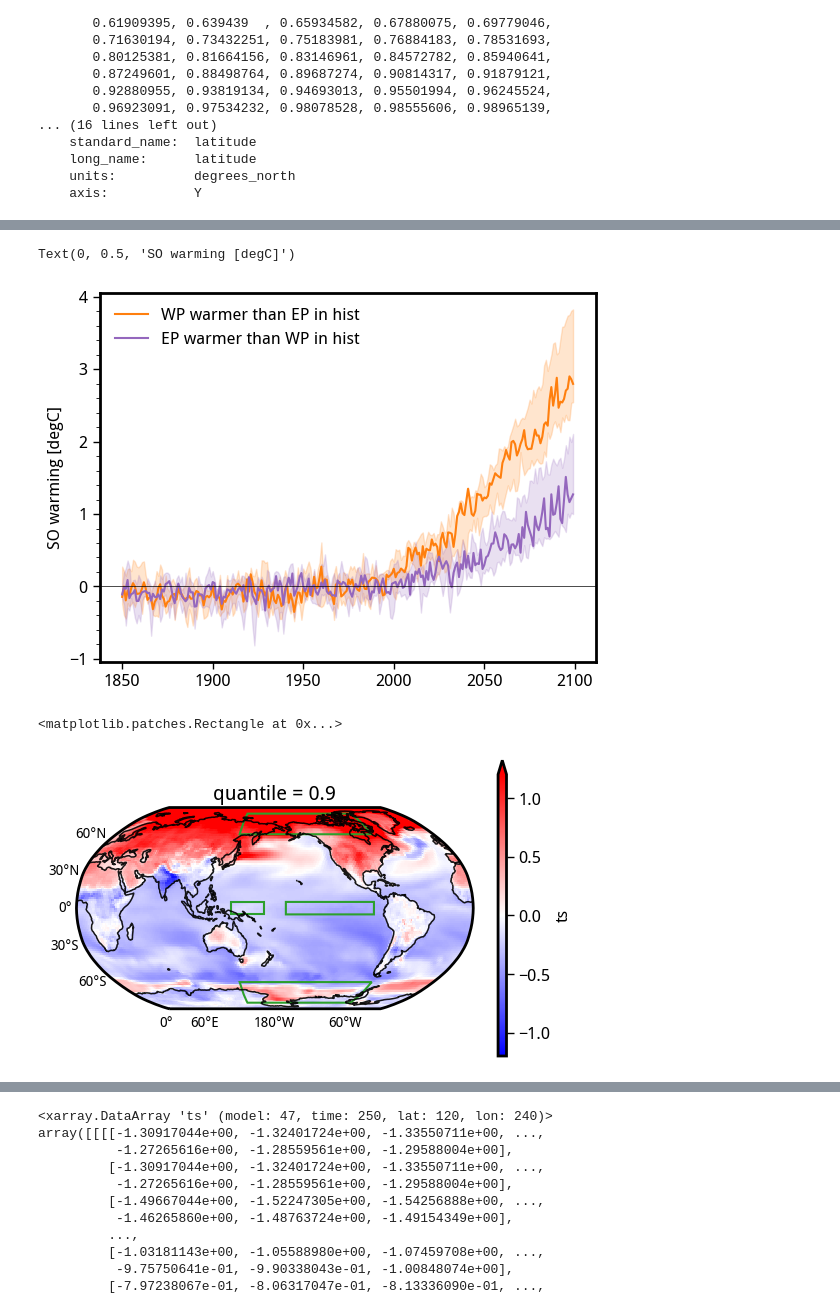
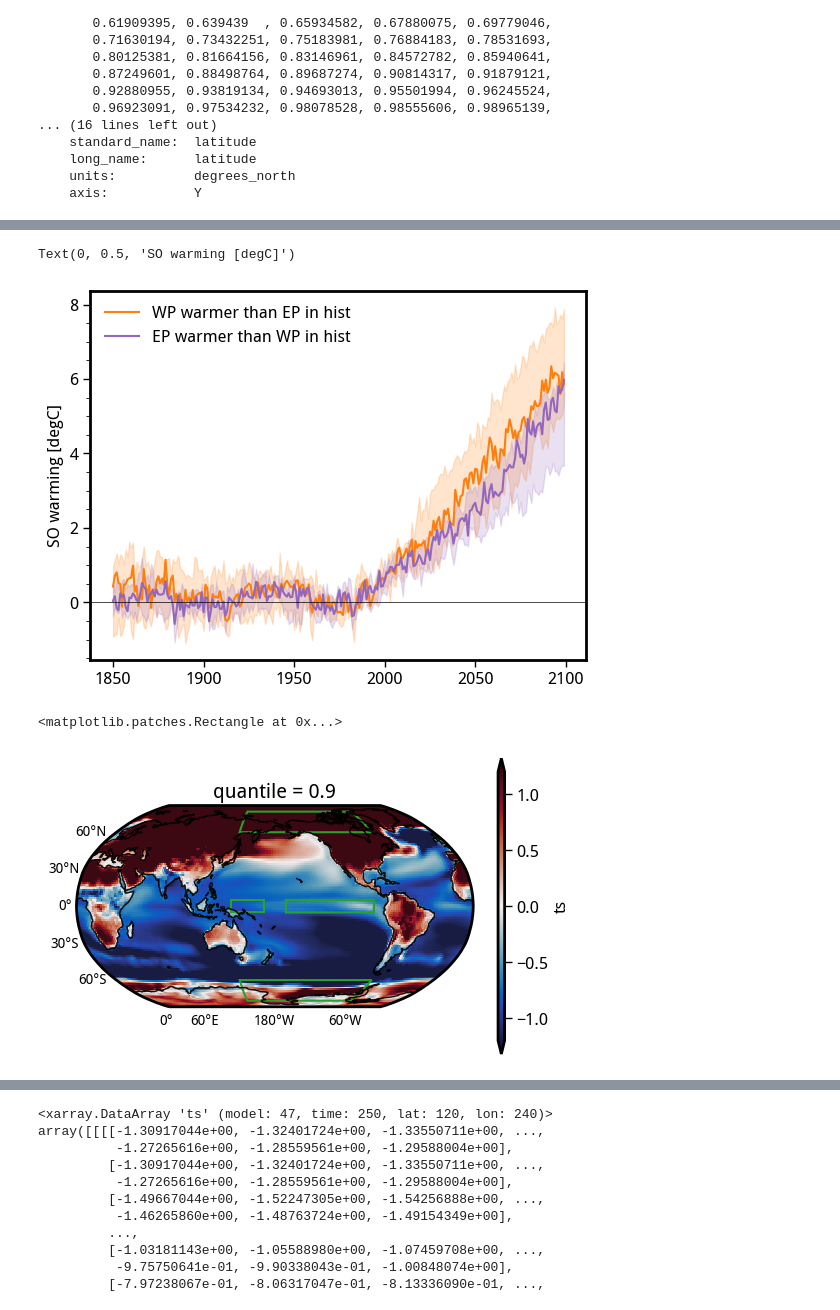
Before and after one commit to adisen99/net_zero_enso_pacific_changes, a Jupyter notebook: 01_cmip6_mean_state_ih_grad.ipynb, the cells around one changed output, grey strips where cells are left out. Drawn from its saved outputs; the diff is of its cells as text; code cells hidden in the pictures.

```diff
--- a/01_cmip6_mean_state_ih_grad.ipynb
+++ b/01_cmip6_mean_state_ih_grad.ipynb
@@ -697,8 +717,8 @@ ax.add_feature(cfeature.LAND, color='k', zorder=1.0)
 # %%
-plt_test1 = ts5.so_sst.where(test1 > test1.quantile(0.90, 'model'), drop=True)
-plt_test2 = ts5.so_sst.where(test1 < test1.quantile(0.10, 'model'), drop=True)
-plt.plot(ts5.time.dt.year, plt_test1.quantile(0.5, 'model'), color='tab:orange', label='WP warmer than EP in hist')
-plt.fill_between(ts5.time.dt.year, plt_test1.quantile(0.1, 'model'), plt_test1.quantile(0.9, 'model'), color='tab:orange', alpha=0.2)
+plt_hist_mean_changes = (ts5.np_sst - ts5.so_sst).where(hist_mean_state_changes > hist_mean_state_changes.quantile(0.90, 'model'), drop=True)
+plt_test2 = (ts5.np_sst - ts5.so_sst).where(hist_mean_state_changes < hist_mean_state_changes.quantile(0.10, 'model'), drop=True)
+plt.plot(ts5.time.dt.year, plt_hist_mean_changes.quantile(0.5, 'model'), color='tab:orange', label='WP warmer than EP in hist')
+plt.fill_between(ts5.time.dt.year, plt_hist_mean_changes.quantile(0.1, 'model'), plt_hist_mean_changes.quantile(0.9, 'model'), color='tab:orange', alpha=0.2)
 
 plt.plot(ts5.time.dt.year, plt_test2.quantile(0.5, 'model'), color='tab:purple', label='EP warmer than WP in hist')
 plt.fill_between(ts5.time.dt.year, plt_test2.quantile(0.1, 'model'), plt_test2.quantile(0.9, 'model'), color='tab:purple', alpha=0.2)
@@ -709,31 +729,31 @@ plt.axhline(0.0, lw=0.5, color='k')
 plt.ylabel('SO warming [degC]')
 # %% [output]
 Text(0, 0.5, 'SO warming [degC]')
-[figure, old version]
+[figure, new version]
 # %%
 # ax = plt.axes(projection=ccrs.Orthographic(central_longitude=200, central_latitude=-20))
 ax = plt.axes(projection=ccrs.Robinson(central_longitude=180))
-plt_test1 = ts5.ts.where(test1 >= test1.quantile(0.90, 'model'), drop=True).sel(time = slice('2000', '2014')).mean(('time', 'model'))#.sel(lon = slice(110, 300))
+plt_test1 = ts5.ts.where(hist_mean_state_changes >= hist_mean_state_changes.quantile(0.90, 'model'), drop=True).sel(time = slice('2040', '2070')).mean(('time', 'model'))#.sel(lon = slice(110, 300))
 # (plt_test1).plot(transform=ccrs.PlateCarree(), vmin=-3.2, vmax=3.2, cmap='RdBu_r', cbar_kwargs=dict(shrink=0.5))
 # levels=np.concatenate((np.arange(-3.0, -0.2, 0.2), np.arange(0.4, 3.2, 0.2)))
-(plt_test1 - plt_test1.weighted(weights).mean(('lat', 'lon'))).plot(transform=ccrs.PlateCarree(), vmin=-1.2, vmax=1.2, cmap='bwr', cbar_kwargs=dict(shrink=0.8, aspect=35))
+(plt_test1 - plt_test1.weighted(weights).mean(('lat', 'lon'))).plot(transform=ccrs.PlateCarree(), vmin=-1.2, vmax=1.2, cmap=cmocean.cm.balance, cbar_kwargs=dict(shrink=0.8, aspect=45))
 plot_background(ax)
 # ax.add_feature(cfeature.LAND, color='k', zorder=1.0)
 ax.add_patch(mpatches.Rectangle(xy=[140, 60], width=150, height=20,
                                             facecolor='none', edgecolor='tab:green', lw=1.5,
                                             transform=ccrs.PlateCarree()))
 ax.add_patch(mpatches.Rectangle(xy=[140, -80], width=150, height=20,
                                             facecolor='none', edgecolor='tab:green', lw=1.5,
                                             transform=ccrs.PlateCarree()))
 ax.add_patch(mpatches.Rectangle(xy=[190, -5], width=80, height=10,
                                 facecolor='none', edgecolor='tab:green', lw = 1.5,
                                 transform=ccrs.PlateCarree()))
 ax.add_patch(mpatches.Rectangle(xy=[140, -5], width=30, height=10,
                                 facecolor='none', edgecolor='tab:green', lw=1.5,
                                 transform=ccrs.PlateCarree()))
 # %% [output]
 <matplotlib.patches.Rectangle at 0x...>
-[figure, old version]
+[figure, new version]
 # %%
 # ax = plt.axes(projection=ccrs.Orthographic(central_longitude=200, central_latitude=-20))
 ax = plt.axes(projection=ccrs.Robinson(central_longitude=180))
```
Also changed, not shown: parts of 9 cells of this notebook, 2 other files.
